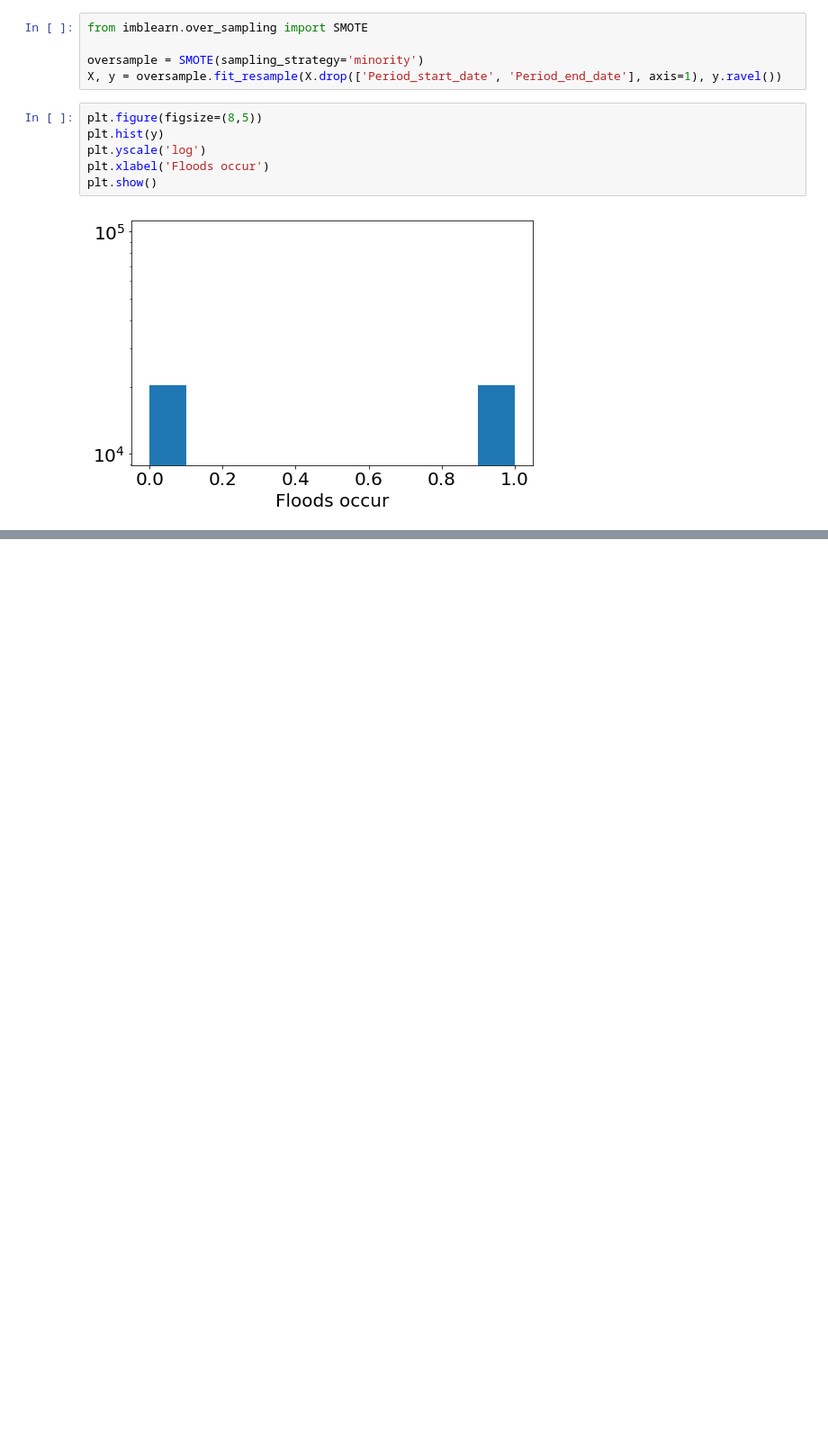
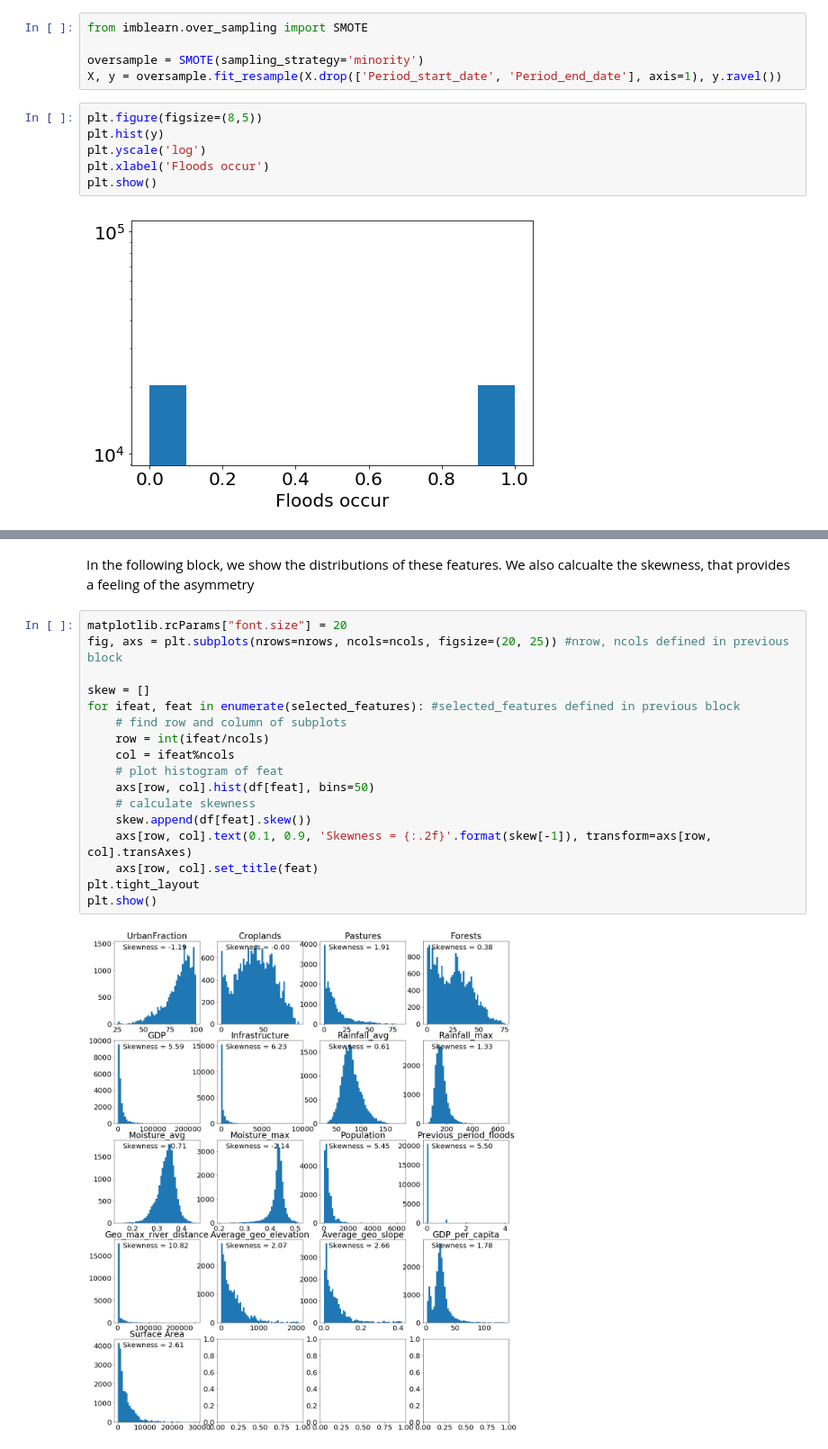
Before and after one commit to flucarelli94/MachineLearning_projects, a Jupyter notebook: Floods/Analysis.ipynb, the cells around one changed output, grey strips where cells are left out. Shown: that part at 90% size. Drawn from its saved outputs; the diff is of its cells as text; blank space fills up the shorter version.

```diff
--- a/Floods/Analysis.ipynb
+++ b/Floods/Analysis.ipynb
@@ -281,0 +332,21 @@ plt.show()
+# %% [markdown]
+In the following block, we show the distributions of these features. We also calcualte the skewness, that provides a feeling of the asymmetry
+# %%
+matplotlib.rcParams["font.size"] = 20
+fig, axs = plt.subplots(nrows=nrows, ncols=ncols, figsize=(20, 25)) #nrow, ncols defined in previous block
+
+skew = []
+for ifeat, feat in enumerate(selected_features): #selected_features defined in previous block
+    # find row and column of subplots
+    row = int(ifeat/ncols)
+    col = ifeat%ncols
+    # plot histogram of feat
+    axs[row, col].hist(df[feat], bins=50)
+    # calculate skewness
+    skew.append(df[feat].skew())
+    axs[row, col].text(0.1, 0.9, 'Skewness = {:.2f}'.format(skew[-1]), transform=axs[row, col].transAxes)
+    axs[row, col].set_title(feat)
+plt.tight_layout
+plt.show()
+# %% [output]
+[figure, added]
```
Also changed, not shown: parts of 7 cells of this notebook.
